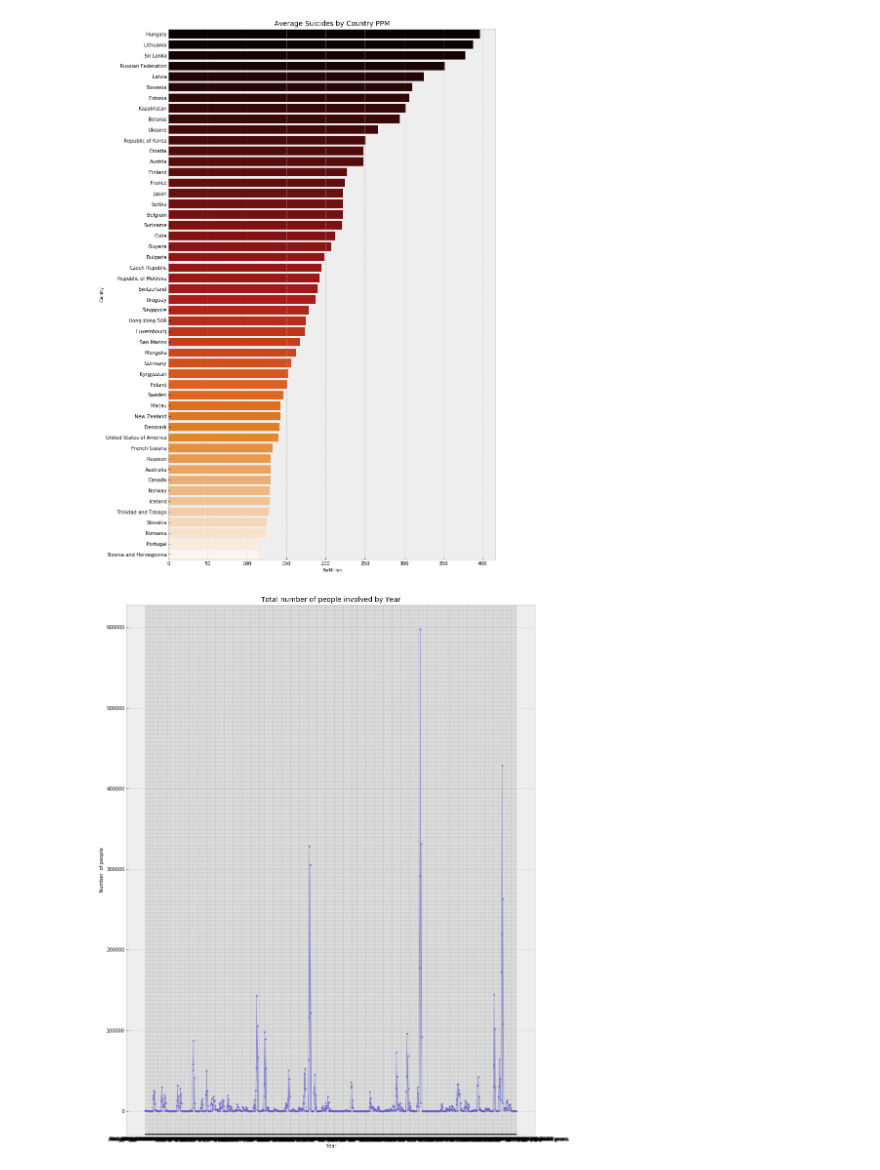
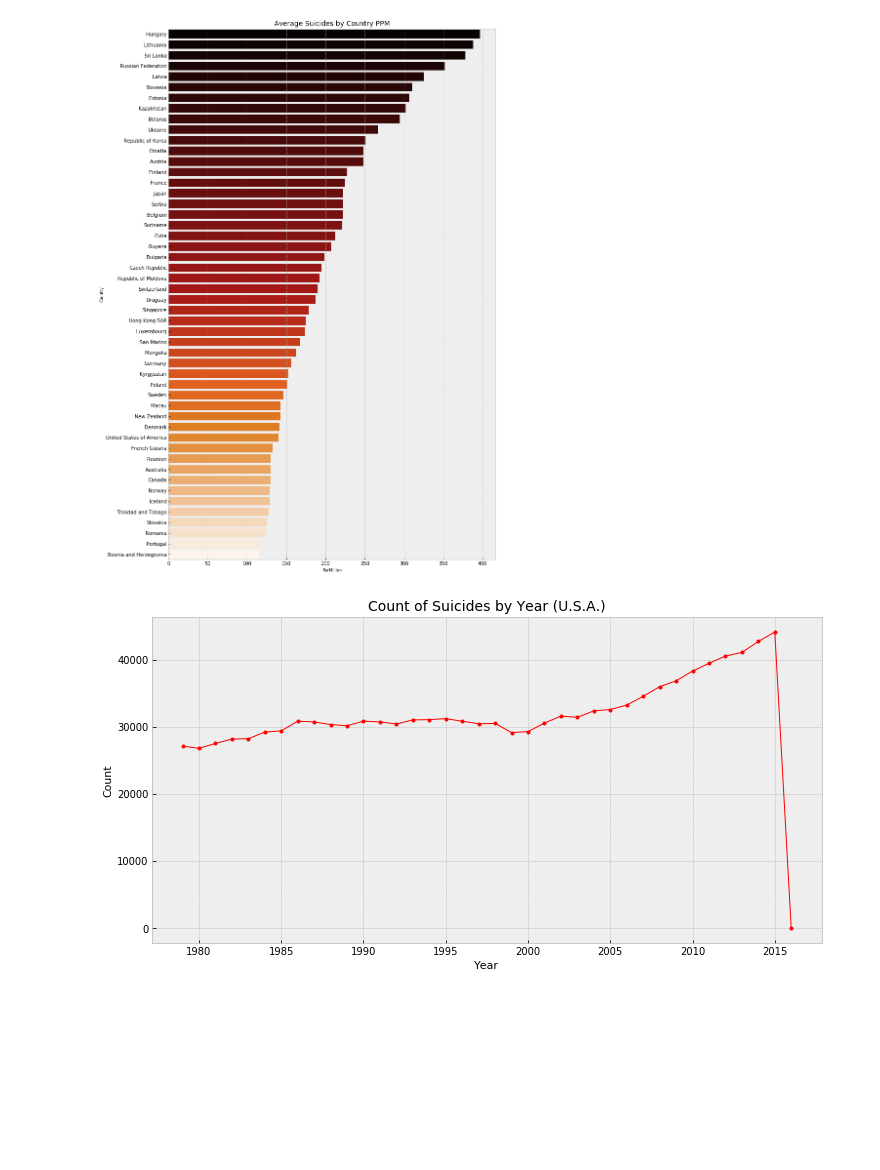
Before and after one commit to globoblanco/Thinkful, a Jupyter notebook: Analytic Report.ipynb, the cells around one changed output. Saved outputs shown, nothing was run; the diff lists cells and outputs as text; code cells hidden in the pictures; blank space fills up the shorter version.

```diff
--- a/Analytic Report.ipynb
+++ b/Analytic Report.ipynb
@@ -16,3 +14,5 @@ suicide_data = pd.read_csv('C:\\MyData\\DataSet\\who-suicide-statistics\\who_sui
+# %%
+suicide_data = pd.read_csv('D:\\My Data 2\\dev\\Python\\Thinkful\\Unit 4\\who_suicide_statistics.csv')
 # %%
 np.random.seed(53)
 obs, feat = suicide_data.shape
@@ -81,24 +81,19 @@ plt.title('Average Suicides by Country PPM', loc='center', fontsize=14)
 plt.show()
 # %% [output]
 [figure]
-# %%
-# Suicides by Country and Age Group
-country_age_data = suicide_data.copy()
-country_age_data['CountryAge'] = country_age_data['country'] + ': ' + country_age_data['age']
-prop_by_age = country_age_data.groupby(country_age_data.CountryAge)[['suicides_no']].sum()
-prop_by_age = prop_by_age.rename(columns={"suicides_no": "Suicides"})
-#print(prop_by_age)
-
-plt.figure(figsize=(15,20))
-plt.fill_between(prop_by_age.index, 'Suicides', data=prop_by_age, color="skyblue", alpha=0.2)
-plt.plot(prop_by_age.index, 'Suicides', data=prop_by_age, marker = ".", color="Slateblue", alpha=0.6, linewidth=1)
-
-#plt.fill_between(Fatalities.index, 'Fatalities', data=Fatalities, color="olive", alpha=0.2)
-#plt.plot(Fatalities.index, 'Fatalities', data=Fatalities, color="olive", marker = ".", alpha=0.6, linewidth=1)
-#plt.legend(fontsize=10)
-plt.xlabel('Year', fontsize=10)
-plt.ylabel('Number  of people', fontsize=10)
-plt.title('Total number of people involved by Year', loc='Center', fontsize=14)
-plt.show()
-# %% [output]
-[figure, removed]
+# %%
+# Siucides in the U.S.
+us_data = suicide_data[suicide_data.country == 'United States of America']
+
+Count_by_Year = us_data.groupby(us_data.year)[['suicides_no']].sum()
+Count_by_Year = Count_by_Year.rename(columns={"suicides_no": "Count"})
+#print(Count_by_Year)
+
+plt.figure(figsize=(12,6))
+plt.plot(Count_by_Year.index, 'Count', data=Count_by_Year, marker='.', color='red', linewidth=1)
+plt.xlabel('Year', fontsize=11)
+plt.ylabel('Count', fontsize=11)
+plt.title('Count of Suicides by Year (U.S.A.)', loc='Center', fontsize=14)
+plt.show()
+# %% [output]
+[figure, added]
```
Also changed, not shown: parts of 2 cells of this notebook.
